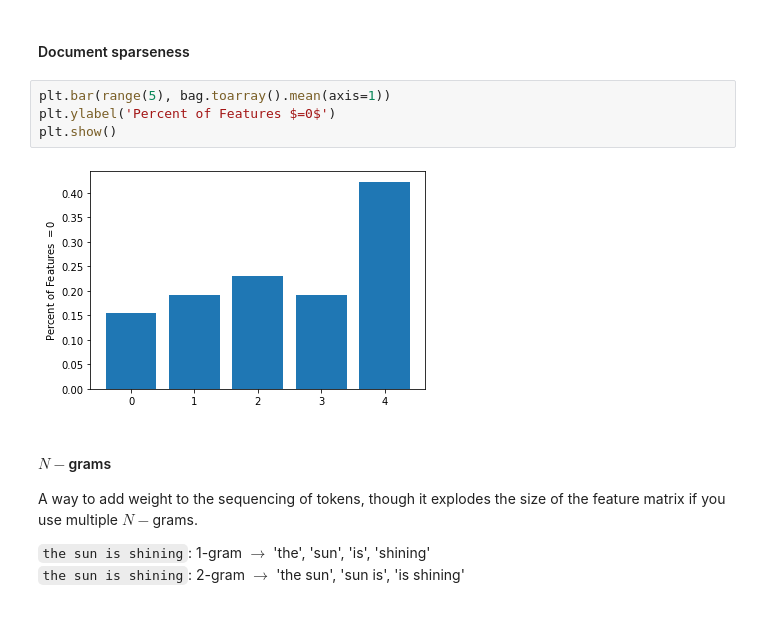
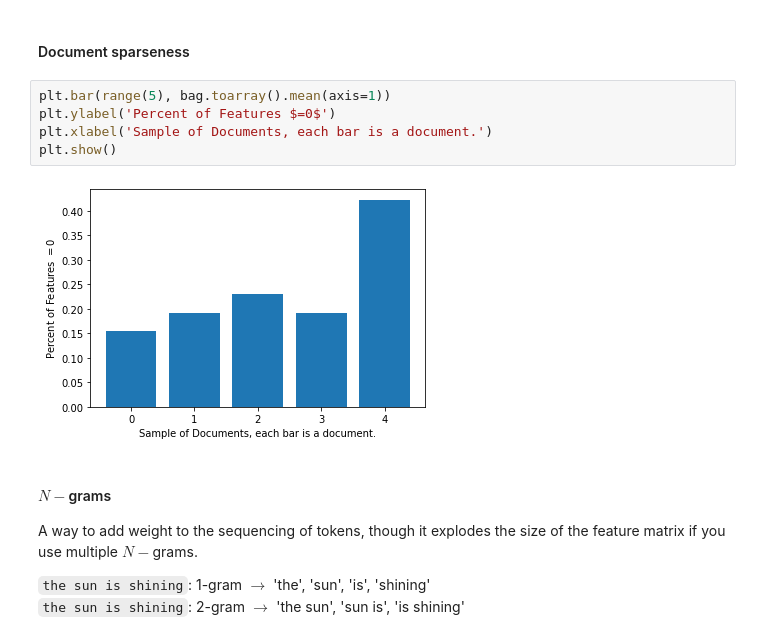
Before and after one commit to appliedecon/data602-lectures, a Jupyter notebook: online-learning/online-learning-and-sgd.ipynb, the cells around one changed output. Saved outputs shown, nothing was run; the diff lists cells and outputs as text.

```diff
--- a/online-learning/online-learning-and-sgd.ipynb
+++ b/online-learning/online-learning-and-sgd.ipynb
@@ -248,9 +295,10 @@ Values are also called raw term frequencies, $tf(t,d)$ - number of times a term,
 # %%
 plt.bar(range(5), bag.toarray().mean(axis=1))
 plt.ylabel('Percent of Features $=0$')
+plt.xlabel('Sample of Documents, each bar is a document.')
 plt.show()
 # %% [output]
-[figure, old version]
+[figure, new version]
 # %% [markdown]
 #### $N-$grams
 A way to add weight to the sequencing of tokens, though it explodes the size of the feature matrix if you use multiple $N-$grams.
```
Also changed, not shown: parts of 21 cells of this notebook.
